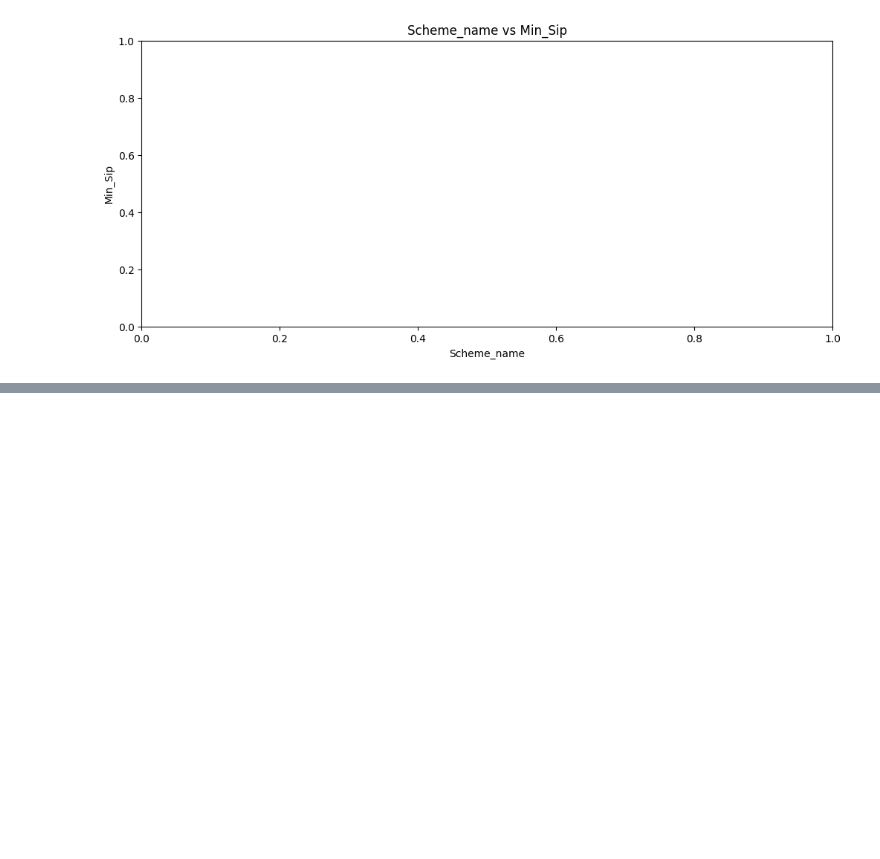
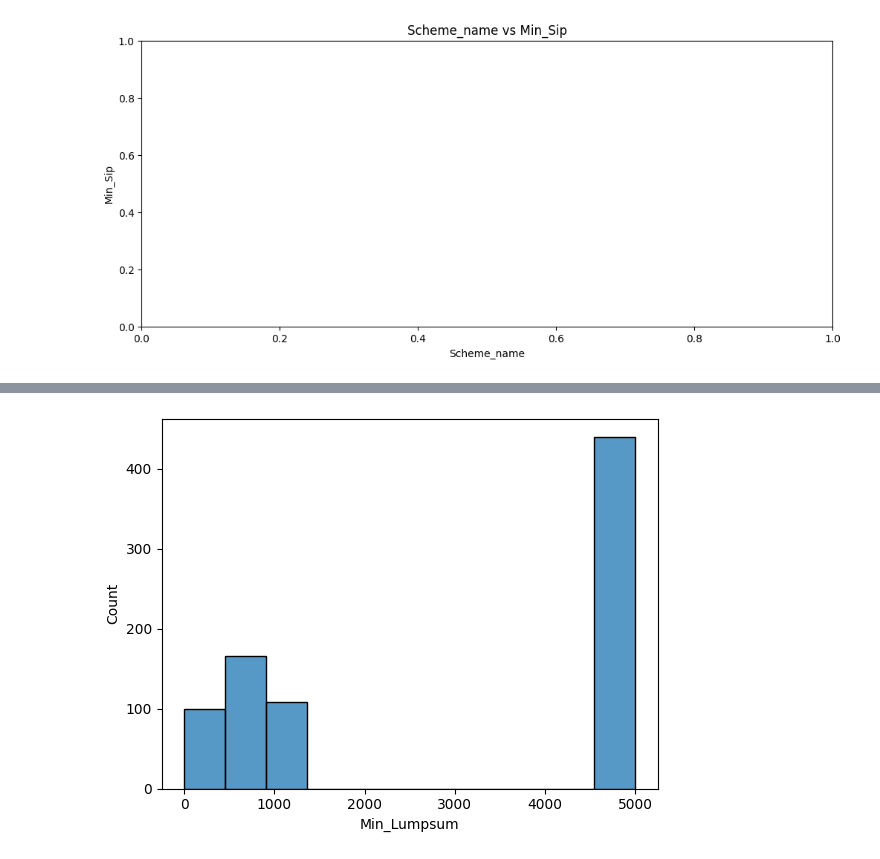
Before and after one commit to Zuhebkhan10/Mutual-Funds_Analysis, a Jupyter notebook: mutual-funds_analysis.ipynb, the cells around one changed output, grey strips where cells are left out. Saved outputs shown, nothing was run; the diff lists cells and outputs as text; code cells hidden in the pictures; blank space fills up the shorter version.

```diff
--- a/mutual-funds_analysis.ipynb
+++ b/mutual-funds_analysis.ipynb
@@ -320,0 +385,5 @@ plt.show()
+# %%
+from scipy.stats import zscore
+df['z_score'] = zscore(df['Min_Lumpsum'])
+outliers = df[(df['z_score']>3| (df['z_score']<-3))].sum()
+print(outliers)
@@ -320,0 +413,8 @@ plt.show()
+# %%
+# Check the outlier detection
+q1=df['Min_Lumpsum'].quantile(0.25)
+q3=df['Min_Lumpsum'].quantile(0.75)
+iqr=q3-q1
+
+lower_limit=q1-(1.5*iqr)
+lower_limit
@@ -320,0 +423,3 @@ plt.show()
+# %%
+upper_limit=q1+(1.5*iqr)
+upper_limit
@@ -320,0 +445,4 @@ plt.show()
+# %%
+median_lumpsum = df['Min_Lumpsum'].median()
+df.loc[df['Min_Lumpsum'] < lower_limit, 'Min_Lumpsum'] = median_lumpsum
+df.loc[df['Min_Lumpsum'] > upper_limit, 'Min_Lumpsum'] = median_lumpsum
@@ -320,0 +462,6 @@ plt.show()
+# %%
+# check the distribution min_lumpsum
+sns.histplot(df['Min_Lumpsum'])
+plt.show()
+# %% [output]
+[figure, added]
```
Also changed, not shown: parts of 31 cells of this notebook.
